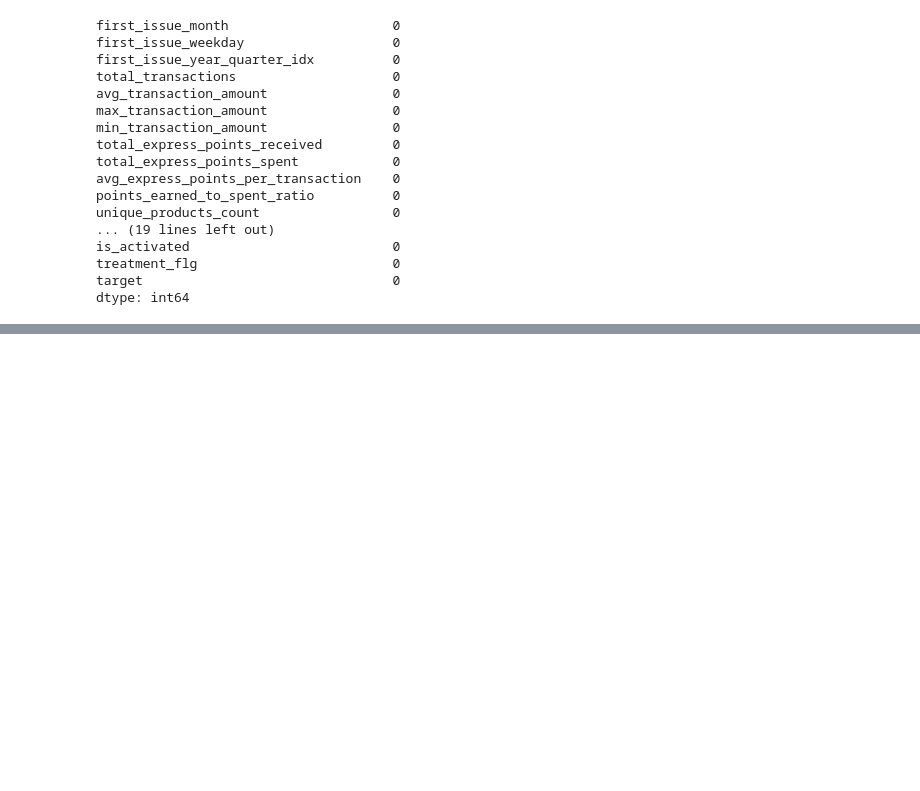
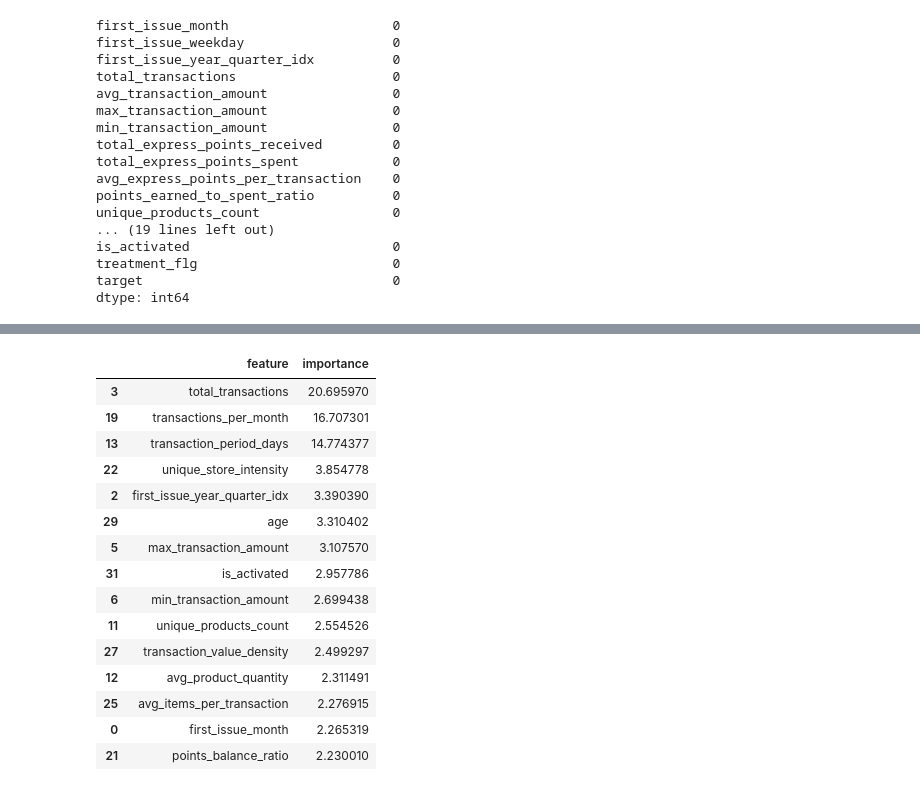
Before and after one commit to VShilovich/uplift-modeling-hse, a Jupyter notebook: basic_models/baseline.ipynb, the cells around one changed output, grey strips where cells are left out. Cells and saved outputs as stored; diff of their text form; code cells hidden in the pictures; blank space fills up the shorter version.

```diff
--- a/basic_models/baseline.ipynb
+++ b/basic_models/baseline.ipynb
@@ -57,10 +57,0 @@ from sklearn.model_selection import train_test_split
-# %%
-X = df[features]
-y = df["target"]
-
-# Определяем категориальные признаки
-categorical_features = []
-for col in X.columns:
-    if X[col].dtype.name == "category" or (X[col].dtype == "object" and X[col].nunique() < 100):
-        categorical_features.append(col)
-cat_features_indices = [i for i, col in enumerate(X.columns) if col in categorical_features]
@@ -127,0 +86,16 @@ pd.DataFrame({
+# %%
+# обучение baseline модели
+baseline_model = CatBoostClassifier(
+    iterations=1000,
+    depth=6,
+    eval_metric="AUC",
+    verbose=100,
+    use_best_model=True,
+    random_state=67
+)
+
+baseline_model.fit(
+    X_train, y_train,
+    eval_set=(X_test, y_test),
+    cat_features=cat_features_indices
+)
@@ -127,0 +143,25 @@ pd.DataFrame({
+# %%
+# важность признаков в baseline модели
+feature_importance_df = pd.DataFrame({
+    'feature': features,
+    'importance': baseline_model.get_feature_importance()
+}).sort_values('importance', ascending=False)
+
+feature_importance_df.head(15)
+# %% [output]
+|  | feature | importance |
+| 3 | total_transactions | 20.695970 |
+| 19 | transactions_per_month | 16.707301 |
+| 13 | transaction_period_days | 14.774377 |
+| 22 | unique_store_intensity | 3.854778 |
+| 2 | first_issue_year_quarter_idx | 3.390390 |
+| 29 | age | 3.310402 |
+| 5 | max_transaction_amount | 3.107570 |
+| 31 | is_activated | 2.957786 |
+| 6 | min_transaction_amount | 2.699438 |
+| 11 | unique_products_count | 2.554526 |
+| 27 | transaction_value_density | 2.499297 |
+| 12 | avg_product_quantity | 2.311491 |
+| 25 | avg_items_per_transaction | 2.276915 |
+| 0 | first_issue_month | 2.265319 |
+| 21 | points_balance_ratio | 2.230010 |
```
Also changed, not shown: parts of 13 cells of this notebook.
